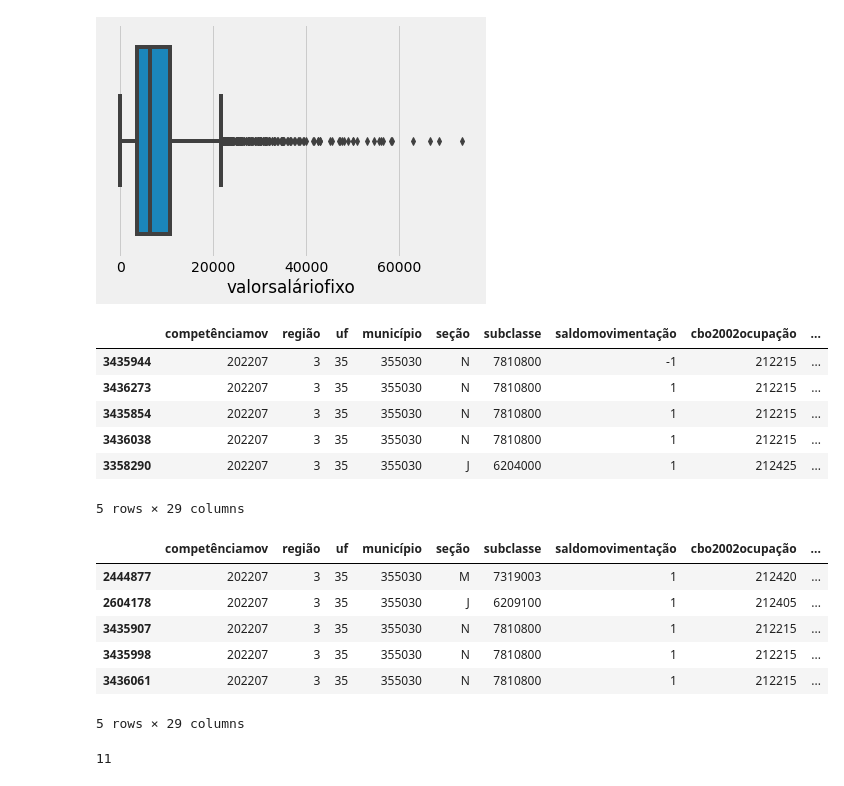
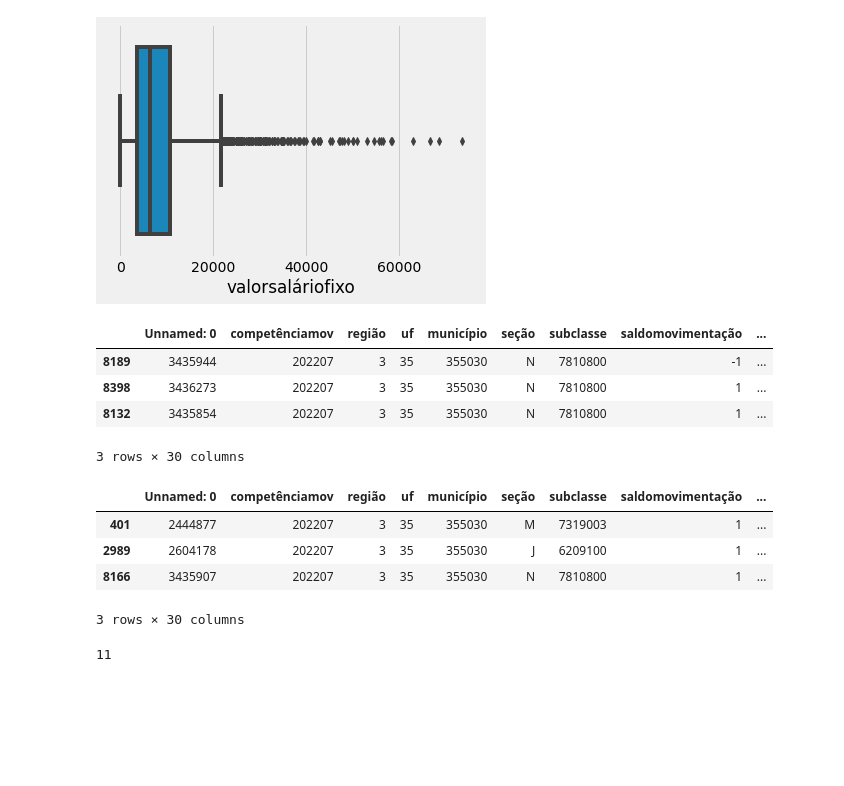
Before and after one commit to onemarcos/Tera---Salary-Prediction, a Jupyter notebook: Salary-Prediction.ipynb, the cells around one changed output. Cells and saved outputs as stored; diff of their text form; code cells hidden in the pictures; blank space fills up the shorter version.

```diff
--- a/Salary-Prediction.ipynb
+++ b/Salary-Prediction.ipynb
@@ -15,6 +15,9 @@ plt.style.use("fivethirtyeight")
 # %%
 df = pd.read_csv("CAGEDMOV202207.txt", sep=";")
 ocup = pd.read_excel('Layout-Caged.xlsx', sheet_name='cbo2002ocupação')
+# %%
+# Treated dataframe to speed up the process
+df = pd.read_csv("CAGEDMOV202207.csv")
 # %%
 df.head()
 # %% [output]
@@ -164,6 +167,7 @@ pd.DataFrame({'Columns': df.nunique().index , 'Number of unique values':  df.nun
 # Grouping graudeinstrução 2: "Até 5ª Incompleto", 3: "5ª Completo Fundamental", 4: "6ª a 9ª Fundamental", 5: "Fundamental Completo", 6: "Médio Incompleto" em médio incompleto
 
 df["graudeinstrução"] = df["graudeinstrução"].replace([2, 3, 4, 5, 6], 2)
+df["graudeinstrução"] = df["graudeinstrução"].replace([80], 12)
 
 df[["graudeinstrução"]].value_counts(sort = False) # Checking the frequency
 # %% [output]
@@ -363,25 +367,21 @@ sns.boxplot(x=df.valorsaláriofixo)
 <AxesSubplot:xlabel='valorsaláriofixo'>
 [figure]
 # %%
-df.nlargest(n=5, columns=['valorsaláriofixo'])
+df.nlargest(n=3, columns=['valorsaláriofixo'])
 # %% [output]
-|  | competênciamov | região | uf | município | seção | subclasse | saldomovimentação | cbo2002ocupação | ... |
-| 3435944 | 202207 | 3 | 35 | 355030 | N | 7810800 | -1 | 212215 | ... |
-| 3436273 | 202207 | 3 | 35 | 355030 | N | 7810800 | 1 | 212215 | ... |
-| 3435854 | 202207 | 3 | 35 | 355030 | N | 7810800 | 1 | 212215 | ... |
-| 3436038 | 202207 | 3 | 35 | 355030 | N | 7810800 | 1 | 212215 | ... |
-| 3358290 | 202207 | 3 | 35 | 355030 | J | 6204000 | 1 | 212425 | ... |
+|  | Unnamed: 0 | competênciamov | região | uf | município | seção | subclasse | saldomovimentação | ... |
+| 8189 | 3435944 | 202207 | 3 | 35 | 355030 | N | 7810800 | -1 | ... |
+| 8398 | 3436273 | 202207 | 3 | 35 | 355030 | N | 7810800 | 1 | ... |
+| 8132 | 3435854 | 202207 | 3 | 35 | 355030 | N | 7810800 | 1 | ... |
-5 rows × 29 columns
+3 rows × 30 columns
 # %%
-df.nsmallest(n=5, columns=['valorsaláriofixo'])
+df.nsmallest(n=3, columns=['valorsaláriofixo'])
 # %% [output]
-|  | competênciamov | região | uf | município | seção | subclasse | saldomovimentação | cbo2002ocupação | ... |
-| 2444877 | 202207 | 3 | 35 | 355030 | M | 7319003 | 1 | 212420 | ... |
-| 2604178 | 202207 | 3 | 35 | 355030 | J | 6209100 | 1 | 212405 | ... |
-| 3435907 | 202207 | 3 | 35 | 355030 | N | 7810800 | 1 | 212215 | ... |
-| 3435998 | 202207 | 3 | 35 | 355030 | N | 7810800 | 1 | 212215 | ... |
-| 3436061 | 202207 | 3 | 35 | 355030 | N | 7810800 | 1 | 212215 | ... |
+|  | Unnamed: 0 | competênciamov | região | uf | município | seção | subclasse | saldomovimentação | ... |
+| 401 | 2444877 | 202207 | 3 | 35 | 355030 | M | 7319003 | 1 | ... |
+| 2989 | 2604178 | 202207 | 3 | 35 | 355030 | J | 6209100 | 1 | ... |
+| 8166 | 3435907 | 202207 | 3 | 35 | 355030 | N | 7810800 | 1 | ... |
-5 rows × 29 columns
+3 rows × 30 columns
 # %%
 df['valorsaláriofixo'].value_counts()[0]
 # %% [output]
```
Also changed, not shown: parts of 17 cells of this notebook, 1 other file.
